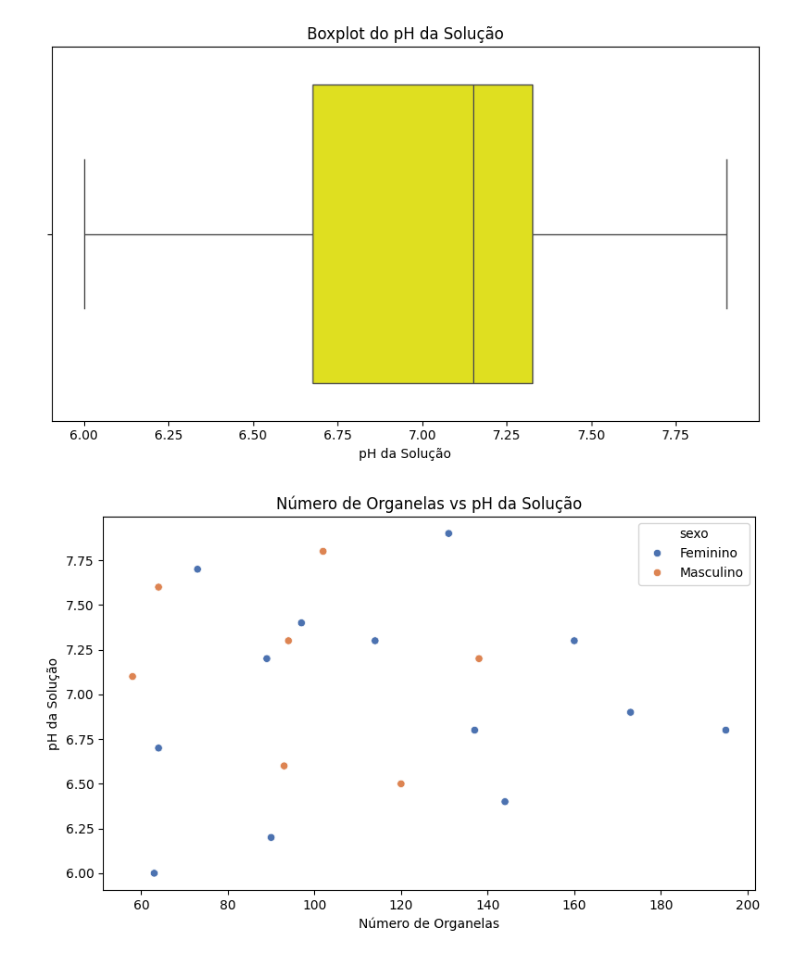
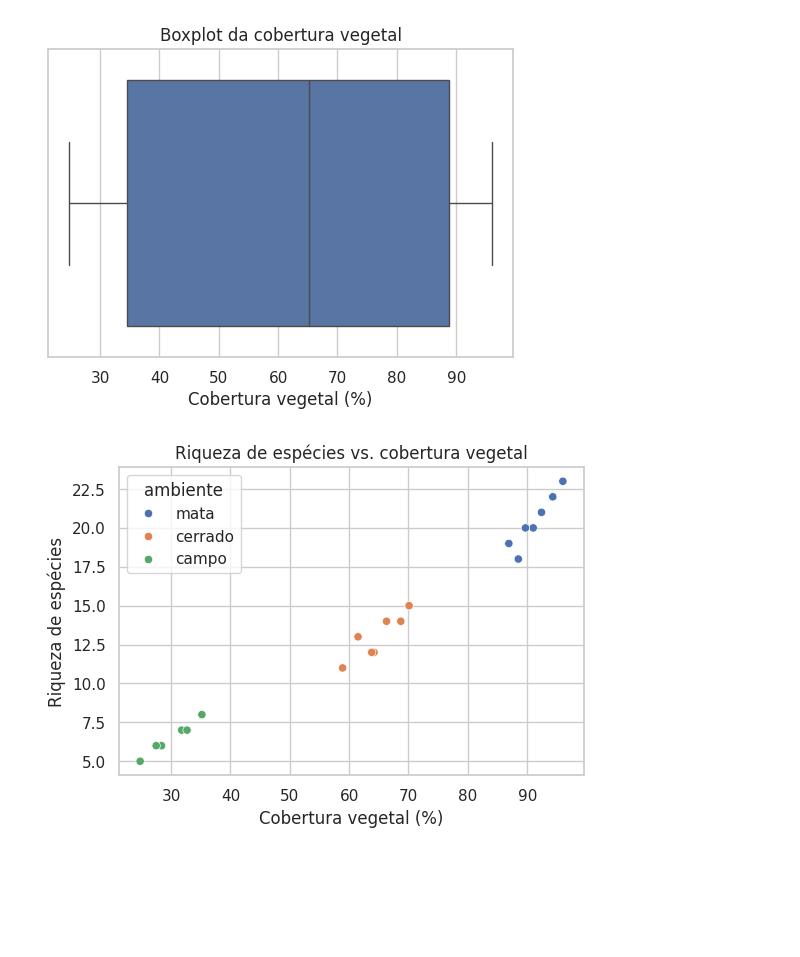
Before and after one commit to clobos/Biologia_2026, a Jupyter notebook: semana02.ipynb, the cells around one changed output. Saved outputs shown, nothing was run; the diff lists cells and outputs as text; code cells hidden in the pictures; blank space fills up the shorter version.

```diff
--- a/semana02.ipynb
+++ b/semana02.ipynb
@@ -141,7 +98,0 @@ dtype: int64
-# %%
-import matplotlib.pyplot as plt
-import seaborn as sns
-import plotly.express as px
-
-# Estilo mais agradável com seaborn
-sns.set(style="whitegrid")
@@ -187,24 +160,25 @@ plt.show()
 # %%
-import matplotlib.pyplot as plt
-import seaborn as sns
-plt.figure(figsize=(8,5))
-sns.boxplot(data=dados, x="pH_solucao", color="yellow")
-plt.title("Boxplot do pH da Solução")
-plt.xlabel("pH da Solução")
-plt.tight_layout()
+# 11. Boxplot
+plt.figure(figsize=(6, 4))
+sns.boxplot(data=dados, x="cobertura_vegetal_pct")
+plt.title("Boxplot da cobertura vegetal")
+plt.xlabel("Cobertura vegetal (%)")
 plt.show()
 # %% [output]
-[figure, old version]
+[figure, new version]
 # %%
-import matplotlib.pyplot as plt
-import seaborn as sns
-plt.figure(figsize=(8,5))
-sns.scatterplot(data=dados, x="numero_organelas", y="pH_solucao", hue="sexo", palette="deep")
-plt.title("Número de Organelas vs pH da Solução")
-plt.xlabel("Número de Organelas")
-plt.ylabel("pH da Solução")
-plt.tight_layout()
+# 12. Gráfico de dispersão
+plt.figure(figsize=(6, 4))
+sns.scatterplot(
+    data=dados,
+    x="cobertura_vegetal_pct",
+    y="riqueza_especies",
+    hue="ambiente"
+)
+plt.title("Riqueza de espécies vs. cobertura vegetal")
+plt.xlabel("Cobertura vegetal (%)")
+plt.ylabel("Riqueza de espécies")
 plt.show()
 # %% [output]
-[figure, old version]
+[figure, new version]
 # %%
```
Also changed, not shown: parts of 19 cells of this notebook.
